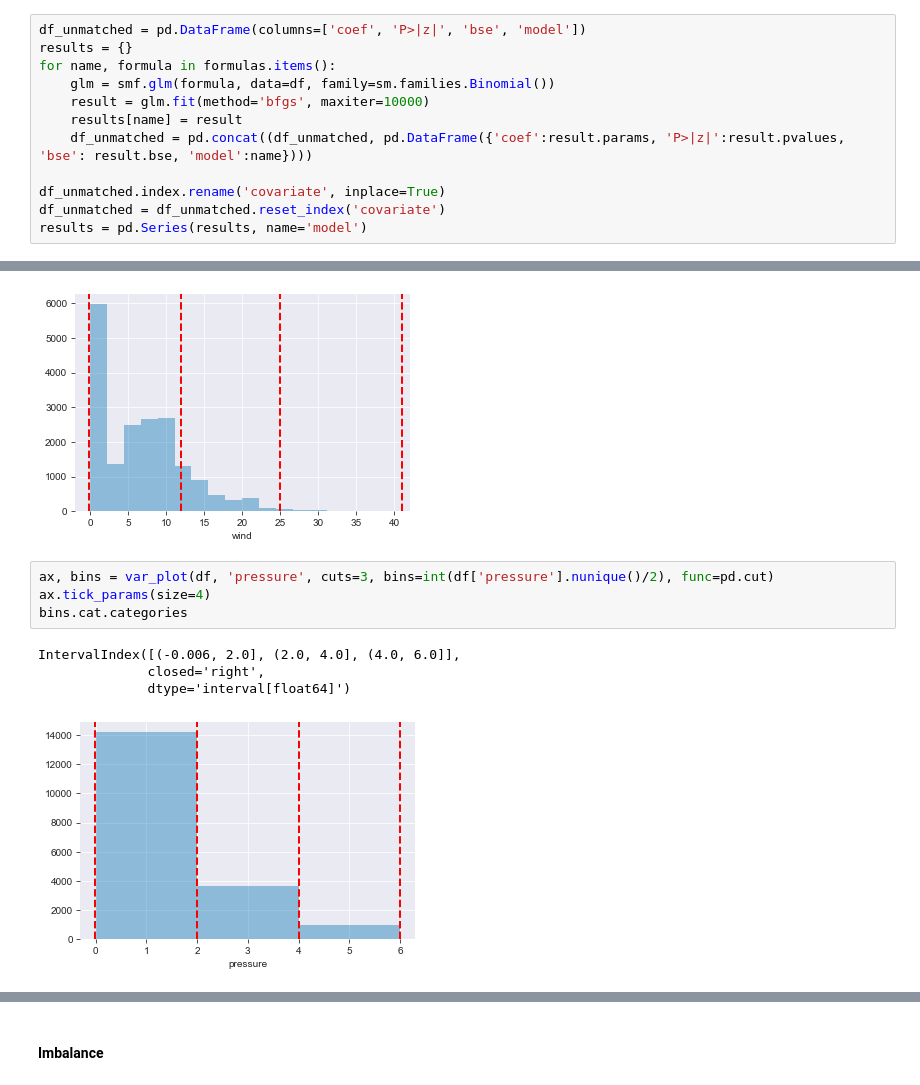
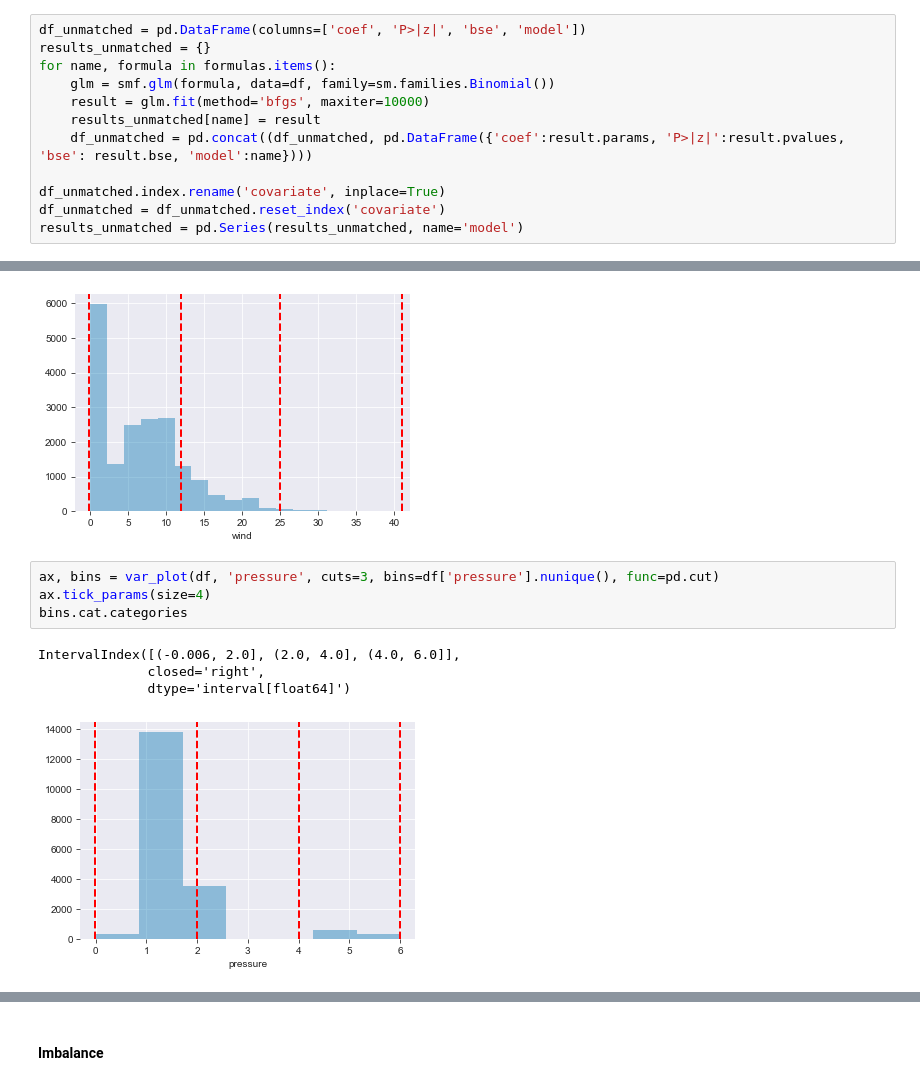
Before and after one commit to lewisbails/nfl-project, a Jupyter notebook: notebooks/field_goals.ipynb, the cells around one changed output, grey strips where cells are left out. Saved outputs shown, nothing was run; the diff lists cells and outputs as text.

```diff
--- a/notebooks/field_goals.ipynb
+++ b/notebooks/field_goals.ipynb
@@ -175,16 +175,16 @@ formula_2 = {'full':'good ~ ' + ' + '.join(df.drop(['good'], axis=1).columns) +
 formulas = {**formulas_s, **formula_0, **formula_1, **formula_2}
 # %%
 df_unmatched = pd.DataFrame(columns=['coef', 'P>|z|', 'bse', 'model'])
-results = {}
+results_unmatched = {}
 for name, formula in formulas.items():
     glm = smf.glm(formula, data=df, family=sm.families.Binomial())
     result = glm.fit(method='bfgs', maxiter=10000)
-    results[name] = result
+    results_unmatched[name] = result
     df_unmatched = pd.concat((df_unmatched, pd.DataFrame({'coef':result.params, 'P>|z|':result.pvalues, 'bse': result.bse, 'model':name})))
 
 df_unmatched.index.rename('covariate', inplace=True)
 df_unmatched = df_unmatched.reset_index('covariate')
-results = pd.Series(results, name='model')
+results_unmatched = pd.Series(results_unmatched, name='model')
 # %%
 df_unmatched.head()
 # %% [output]
@@ -347,12 +392,12 @@ IntervalIndex([(-0.1, 12.0], (12.0, 25.0], (25.0, 41.0]],
               dtype='interval[float64]')
 [figure]
 # %%
-ax, bins = var_plot(df, 'pressure', cuts=3, bins=int(df['pressure'].nunique()/2), func=pd.cut)
+ax, bins = var_plot(df, 'pressure', cuts=3, bins=df['pressure'].nunique(), func=pd.cut)
 ax.tick_params(size=4)
 bins.cat.categories
 # %% [output]
 IntervalIndex([(-0.006, 2.0], (2.0, 4.0], (4.0, 6.0]],
               closed='right',
               dtype='interval[float64]')
-[figure, old version]
+[figure, new version]
 # %%
```
Also changed, not shown: parts of 25 cells of this notebook.
